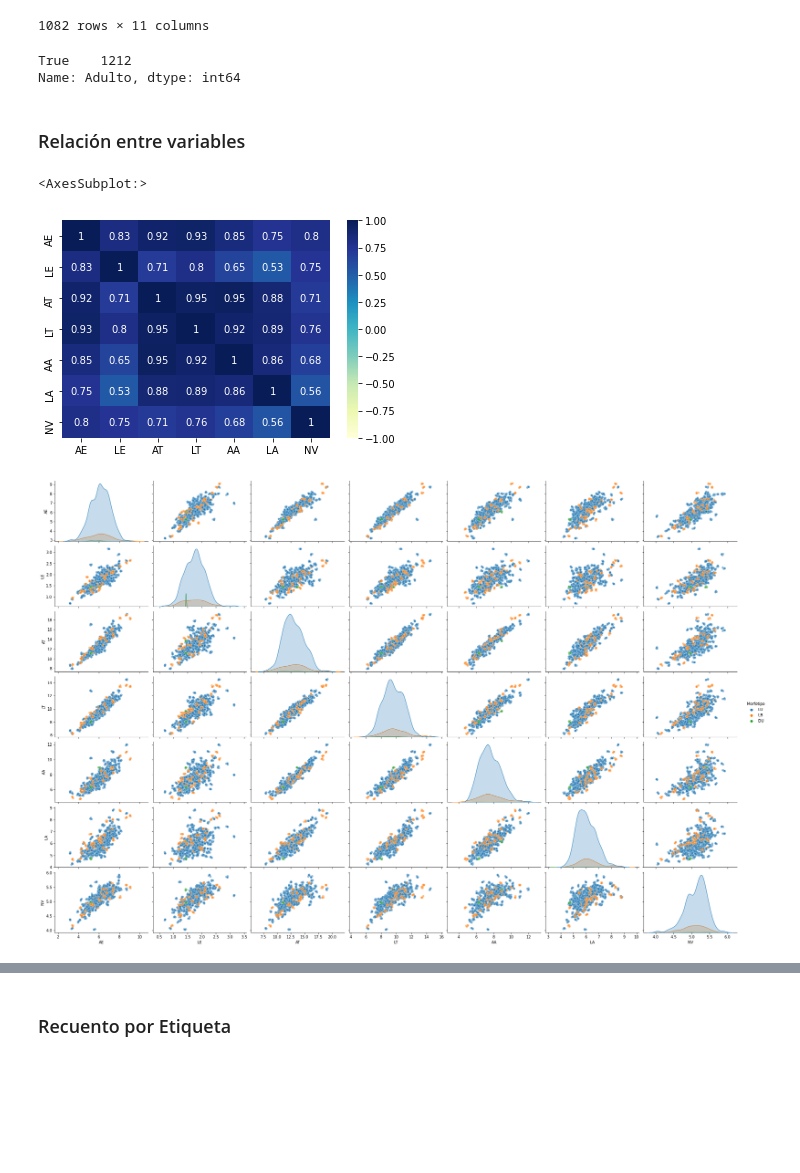
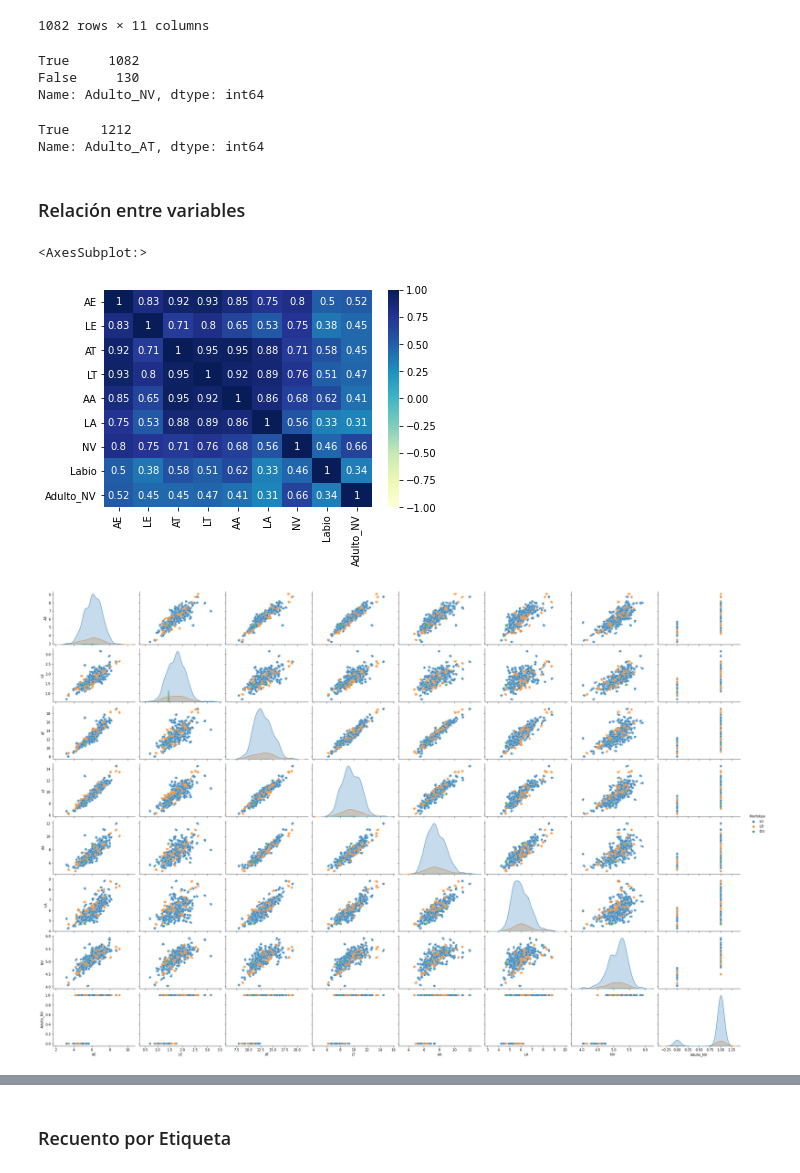
Before and after one commit to szl30n/ProyectosDHDS, a Jupyter notebook: TP4/notebooks/1_EDA dataset.ipynb, the cells around one changed output, grey strips where cells are left out. Cells and saved outputs as stored; diff of their text form; code cells hidden in the pictures; blank space fills up the shorter version.

```diff
--- a/TP4/notebooks/1_EDA dataset.ipynb
+++ b/TP4/notebooks/1_EDA dataset.ipynb
@@ -90,25 +96,33 @@ data.loc[np.logical_or(data["NV"] > 4.75, data["Labio"] == 1)]
 | 1210 | 404 | 4 | 6.60 | 1.83 | 14.25 | 10.77 | 8.23 | 6.77 | 5.18 | LB | 1 |
 | 1211 | 404 | 4 | 6.58 | 1.82 | 14.30 | 10.68 | 8.20 | 6.66 | 5.14 | LB | 1 |
 1082 rows × 11 columns
+# %%
+#adultos con NV > 4.75 y presencia de labio
+data["Adulto_NV"] = np.where(np.logical_or(data["NV"] > 4.75, data["Labio"] == 1),True,False)
+# %%
+data.Adulto_NV.value_counts()
+# %% [output]
+True     1082
+False     130
+Name: Adulto_NV, dtype: int64
 # %%
-#adultos
-#mask_adulto = data.loc[np.logical_or(data["AT"] > 0.8, data["Labio"] == 1)]
-data["Adulto"] = np.where(np.logical_or(data["AT"] > 0.8, data["Labio"] == 1),True,False)
+#adultos con AT > 0.8 y presencia de Labio
+data["Adulto_AT"] = np.where(np.logical_or(data["AT"] > 0.8, data["Labio"] == 1),True,False)
 # %%
-data.Adulto.value_counts()
+data.Adulto_AT.value_counts()
 #son todos adultos????
 # %% [output]
 True    1212
-Name: Adulto, dtype: int64
+Name: Adulto_AT, dtype: int64
 # %% [markdown]
 ### Relación entre variables
 # %%
-sns.heatmap(data.iloc[:,2:-2].corr(), vmin = -1, vmax = 1, center = 0, cmap = "YlGnBu", annot = True)
+sns.heatmap(data.iloc[:,2:-1].corr(), vmin = -1, vmax = 1, center = 0, cmap = "YlGnBu", annot = True)
 # %% [output]
 <AxesSubplot:>
-[figure, old version]
+[figure, new version]
 # %%
-sns.pairplot(data=data,x_vars=['AE','LE','AT','LT','AA','LA','NV'],\
-         y_vars=['AE','LE','AT','LT','AA','LA','NV'],hue='Morfotipo',plot_kws={'alpha': 0.5},aspect=1.5);
+sns.pairplot(data=data,x_vars=['AE','LE','AT','LT','AA','LA','NV','Adulto_NV'],\
+         y_vars=['AE','LE','AT','LT','AA','LA','NV','Adulto_NV'],hue='Morfotipo',plot_kws={'alpha': 0.5},aspect=1.5);
 # %% [output]
-[figure, old version]
+[figure, new version]
```
Also changed, not shown: parts of 8 cells of this notebook, 2 other files.
